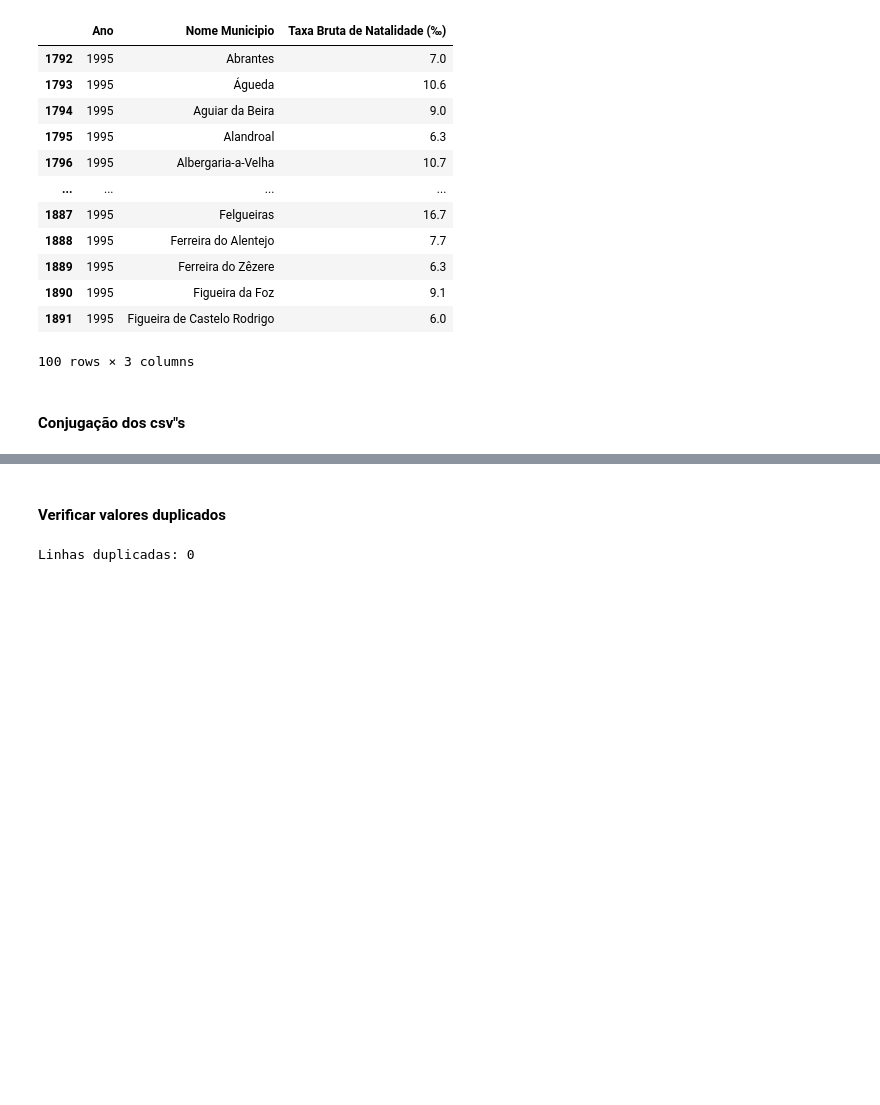
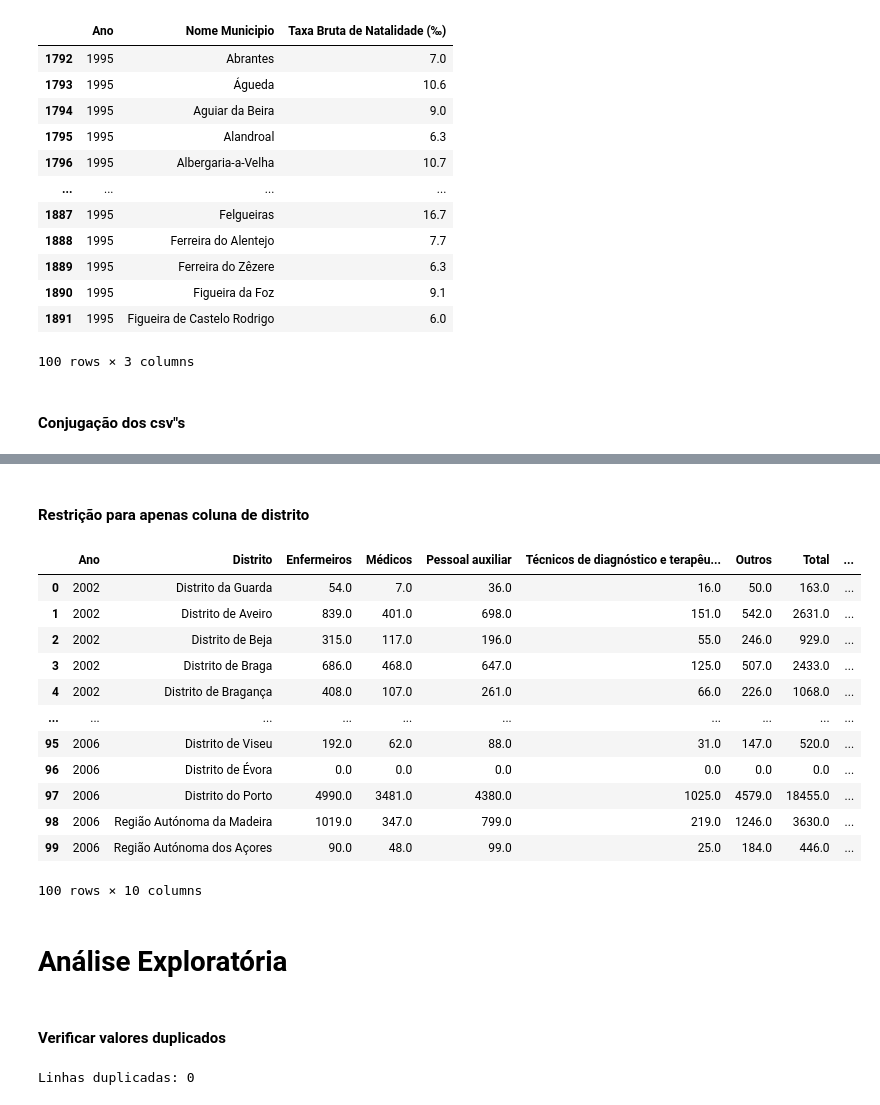
Before and after one commit to rafaelantunes04/Trabalho-Pratico-Elementos, a Jupyter notebook: main.ipynb, the cells around one changed output, grey strips where cells are left out. Cells and saved outputs as stored; diff of their text form; code cells hidden in the pictures; blank space fills up the shorter version.

```diff
--- a/main.ipynb
+++ b/main.ipynb
@@ -178,13 +192,53 @@ df_final = pd.merge(df_final, dataframes["natalidade"])
 # %%
+#Adição da coluna de distrito
 df_final["Distrito"] = df_final["Nome Municipio"].map(dicionario_distritos)
+
+#Reodenação para por a coluna de distrito em segundo
 df_final = df_final[["Ano", "Distrito", "Nome Municipio",
-                     "Tipo de Hospital", "Tipo de Pessoal Medico",
-                     "Quantidade de Pessoal Medico",
-                     "Taxa Bruta de Mortalidade (‰)",
+                     "Tipo de Hospital", "Enfermeiros", "Médicos",
+                     "Pessoal auxiliar", "Técnicos de diagnóstico e terapêutica",
+                     "Outros","Total", "Taxa Bruta de Mortalidade (‰)",
                      "Taxa Bruta de Natalidade (‰)"
                     ]]
 
-df_final.to_csv("final.csv", index=False)
+df_final.to_csv("distritos.csv", index=False)
+# %% [markdown]
+#### Restrição para apenas coluna de distrito
+# %%
+# Remoção da coluna de municipio
+df_final = df_final.drop(columns=["Nome Municipio"])
+
+# Agrupação das colunas pelo ano e distrito
+df_final = df_final.groupby(["Ano", "Distrito"], as_index=False).agg({
+    "Enfermeiros": "sum",
+    "Médicos": "sum",
+    "Pessoal auxiliar": "sum",
+    "Técnicos de diagnóstico e terapêutica": "sum",
+    "Outros": "sum",
+    "Total": "sum",
+    "Taxa Bruta de Mortalidade (‰)": "mean",
+    "Taxa Bruta de Natalidade (‰)": "mean"
+})
+
+df_final.head(100)
+
+df_final.to_csv("final.csv", index=False)
+# %% [output]
+|  | Ano | Distrito | Enfermeiros | Médicos | Pessoal auxiliar | Técnicos de diagnóstico e terapêu... | Outros | Total | ... |
+| 0 | 2002 | Distrito da Guarda | 54.0 | 7.0 | 36.0 | 16.0 | 50.0 | 163.0 | ... |
+| 1 | 2002 | Distrito de Aveiro | 839.0 | 401.0 | 698.0 | 151.0 | 542.0 | 2631.0 | ... |
+| 2 | 2002 | Distrito de Beja | 315.0 | 117.0 | 196.0 | 55.0 | 246.0 | 929.0 | ... |
+| 3 | 2002 | Distrito de Braga | 686.0 | 468.0 | 647.0 | 125.0 | 507.0 | 2433.0 | ... |
+| 4 | 2002 | Distrito de Bragança | 408.0 | 107.0 | 261.0 | 66.0 | 226.0 | 1068.0 | ... |
+| ... | ... | ... | ... | ... | ... | ... | ... | ... | ... |
+| 95 | 2006 | Distrito de Viseu | 192.0 | 62.0 | 88.0 | 31.0 | 147.0 | 520.0 | ... |
+| 96 | 2006 | Distrito de Évora | 0.0 | 0.0 | 0.0 | 0.0 | 0.0 | 0.0 | ... |
+| 97 | 2006 | Distrito do Porto | 4990.0 | 3481.0 | 4380.0 | 1025.0 | 4579.0 | 18455.0 | ... |
+| 98 | 2006 | Região Autónoma da Madeira | 1019.0 | 347.0 | 799.0 | 219.0 | 1246.0 | 3630.0 | ... |
+| 99 | 2006 | Região Autónoma dos Açores | 90.0 | 48.0 | 99.0 | 25.0 | 184.0 | 446.0 | ... |
+100 rows × 10 columns
+# %% [markdown]
+# Análise Exploratória
 # %% [markdown]
 #### Verificar valores duplicados
 # %%
```
Also changed, not shown: parts of 24 cells of this notebook, 2 other files.
